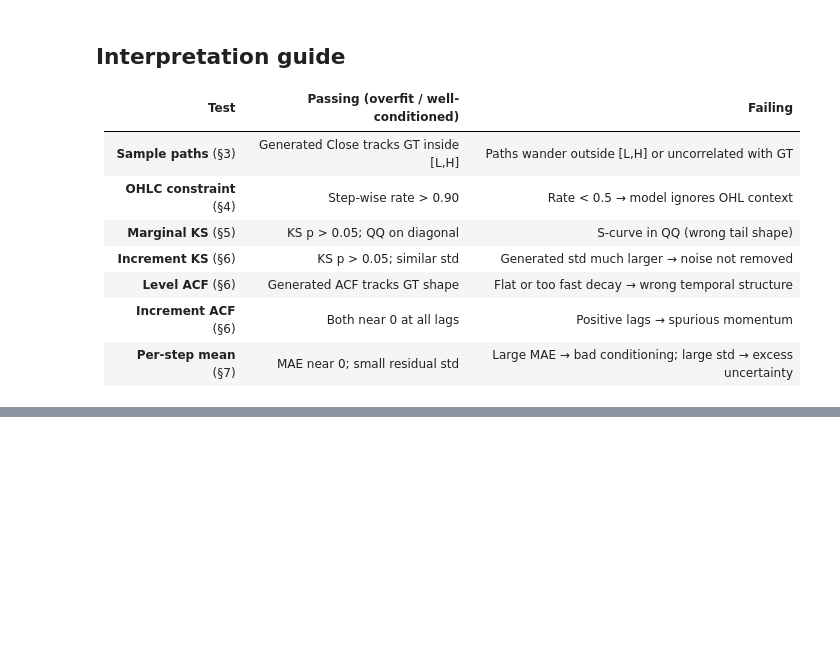
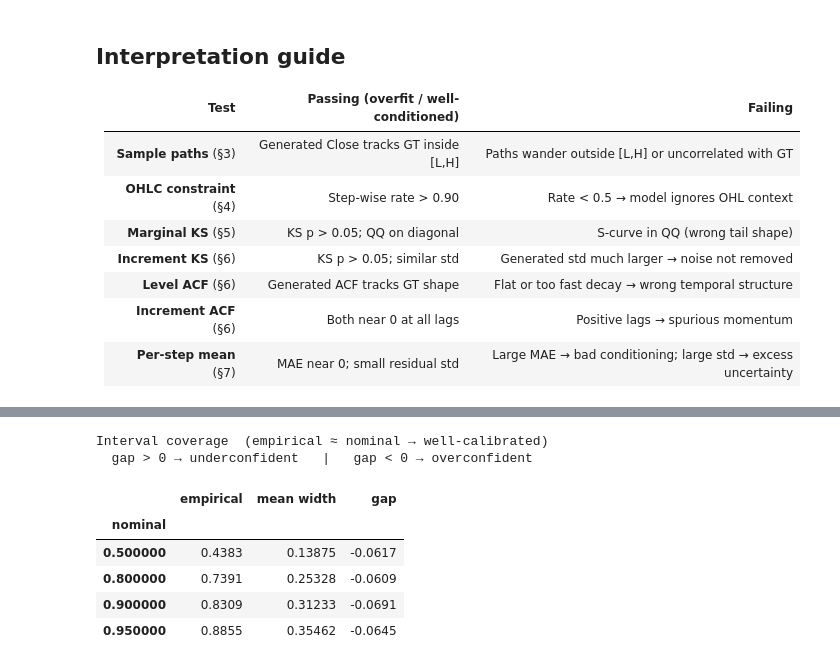
Before and after one commit to GiacomoNegri/Master-Thesis, a Jupyter notebook: notebooks/OHLC_conditional_csv_analysis.ipynb, the cells around one changed output, grey strips where cells are left out. Drawn from its saved outputs; the diff is of its cells as text; code cells hidden in the pictures; blank space fills up the shorter version.

Commit message:
modification to notebook to include distribution graph, volatility effect, leverage effect, and alpha computation

```diff
--- a/notebooks/OHLC_conditional_csv_analysis.ipynb
+++ b/notebooks/OHLC_conditional_csv_analysis.ipynb
@@ -486,0 +722,61 @@ Set SPLIT='both' at the top to enable train/val comparison.
+# %%
+COVERAGE_LEVELS = [0.50, 0.80, 0.90, 0.95]
+
+rows = []
+per_step_curves = {}
+
+for level in COVERAGE_LEVELS:
+    alpha = 1 - level
+    # Empirical quantiles of the ensemble per (window, step)
+    lo = np.quantile(gen_3d, alpha / 2,       axis=1)   # (n_windows, seq_len)
+    hi = np.quantile(gen_3d, 1 - alpha / 2,   axis=1)   # (n_windows, seq_len)
+
+    in_band          = (gt_close >= lo) & (gt_close <= hi)
+    empirical        = float(in_band.mean())
+    mean_width       = float((hi - lo).mean())
+    per_step_curves[level] = in_band.mean(axis=0)        # (seq_len,) for the plot
+
+    rows.append({
+        "nominal"    : level,
+        "empirical"  : round(empirical, 4),
+        "mean width" : round(mean_width, 5),
+        "gap"        : round(empirical - level, 4),
+    })
+
+df_cov = pd.DataFrame(rows)
+print("Interval coverage  (empirical ≈ nominal → well-calibrated)")
+print("  gap > 0 → underconfident   |   gap < 0 → overconfident\n")
+display(df_cov.set_index("nominal").style.format(
+    {"empirical": "{:.4f}", "mean width": "{:.5f}", "gap": "{:+.4f}"}
+))
+
+fig, axes = plt.subplots(1, 2, figsize=(13, 4))
+
+# ── Calibration curve ─────────────────────────────────────────────────────────
+nominals   = [r["nominal"]   for r in rows]
+empiricals = [r["empirical"] for r in rows]
+axes[0].plot([0, 1], [0, 1], "r--", lw=1.2, label="perfect calibration")
+axes[0].plot(nominals, empiricals, "o-", color="tab:purple", lw=1.6, ms=7, label="model")
+axes[0].set_xlabel("nominal coverage"); axes[0].set_ylabel("empirical coverage")
+axes[0].set_title("Coverage calibration curve")
+axes[0].legend(fontsize=9); axes[0].grid(True, linewidth=0.3)
+
+# ── Per-step coverage for each level ─────────────────────────────────────────
+for level, curve in per_step_curves.items():
+    axes[1].plot(steps, curve, lw=1.2, label=f"{level:.0%}")
+axes[1].set_xlabel("step t"); axes[1].set_ylabel("empirical coverage")
+axes[1].set_title("Per-step interval coverage")
+axes[1].legend(fontsize=9, title="nominal"); axes[1].grid(True, linewidth=0.3)
+
+plt.suptitle(f"[{ANALYSIS_SPLIT}] Interval coverage — calibration check", y=1.02)
+plt.tight_layout()
+plt.show()
+# %% [output]
+Interval coverage  (empirical ≈ nominal → well-calibrated)
+  gap > 0 → underconfident   |   gap < 0 → overconfident
+|  | empirical | mean width | gap |
+| nominal |  |  |  |
+| 0.500000 | 0.4383 | 0.13875 | -0.0617 |
+| 0.800000 | 0.7391 | 0.25328 | -0.0609 |
+| 0.900000 | 0.8309 | 0.31233 | -0.0691 |
+| 0.950000 | 0.8855 | 0.35462 | -0.0645 |
```
Also changed, not shown: parts of 17 cells of this notebook, 1 other file.
